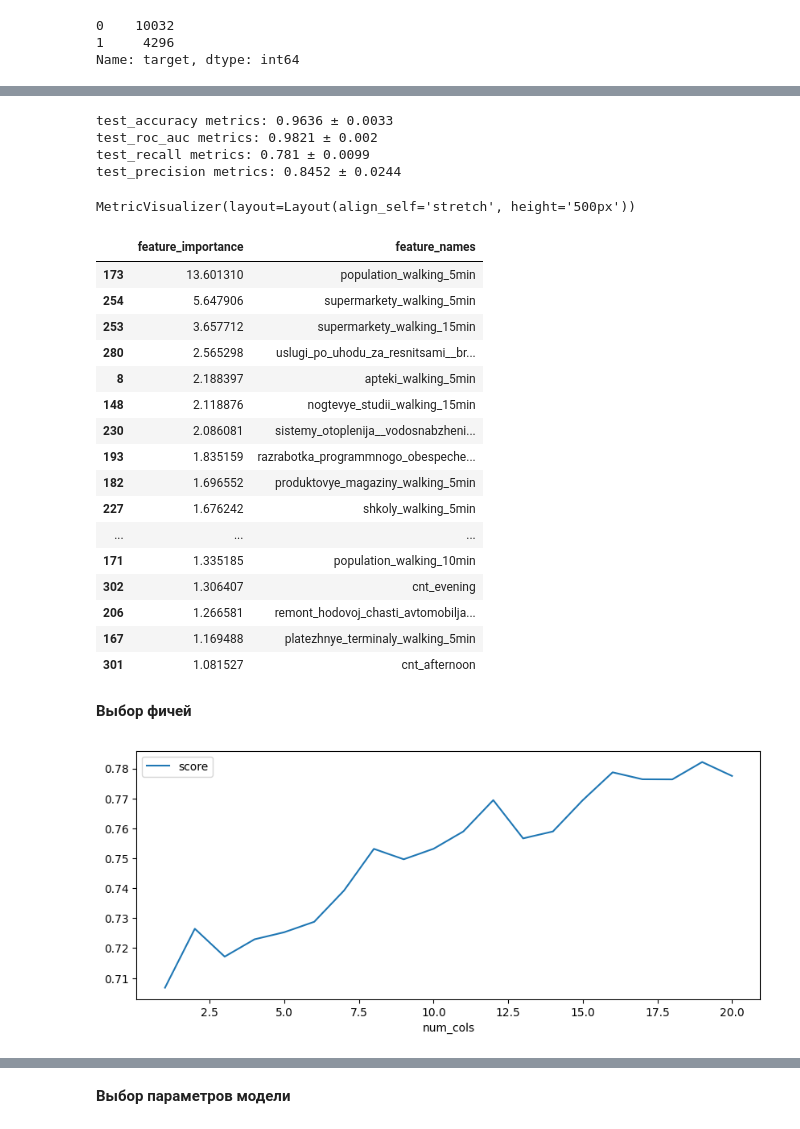
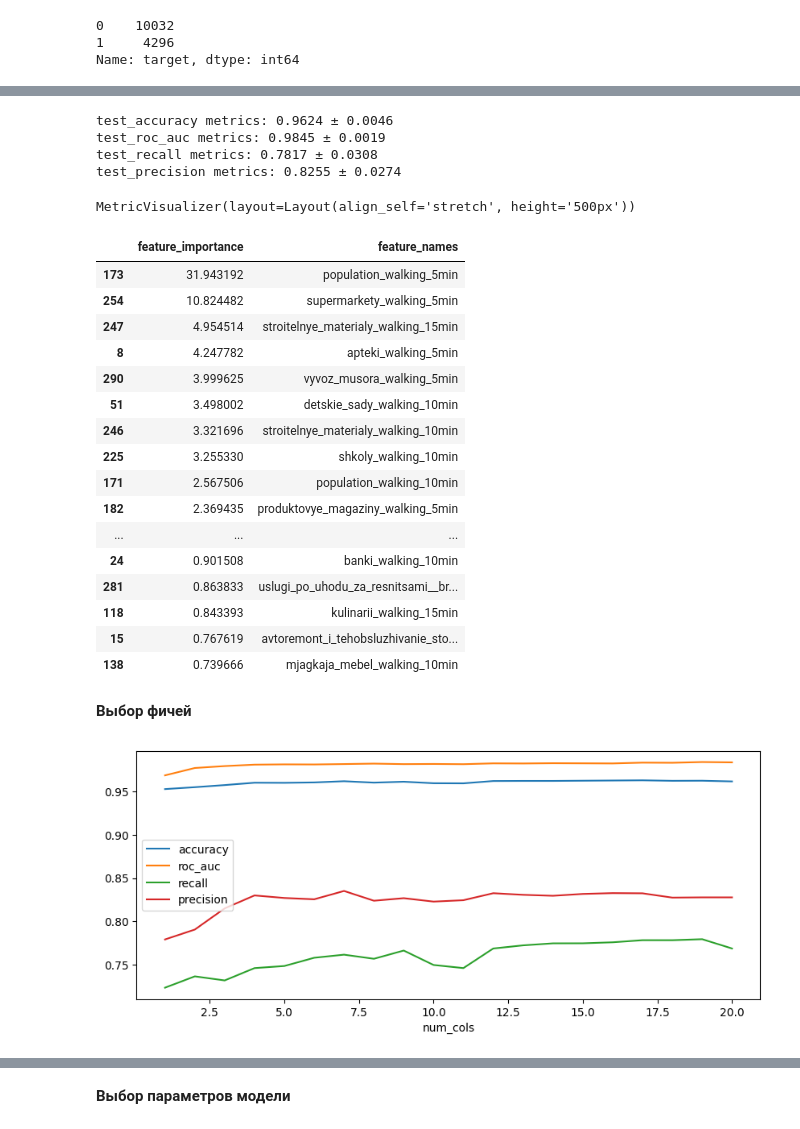
Before and after one commit to GavrilinEugene/postamat_recomendation_system, a Jupyter notebook: notebooks/model_rnd.ipynb, the cells around one changed output, grey strips where cells are left out. Drawn from its saved outputs; the diff is of its cells as text; code cells hidden in the pictures.

```diff
--- a/notebooks/model_rnd.ipynb
+++ b/notebooks/model_rnd.ipynb
@@ -147,21 +160,23 @@ def run_model(clf, MODEL_COLUMNS, verbosity=True, print_plot=False):
             eval_set=(X_val[MODEL_COLUMNS], y_val),
             plot=print_plot,
     )
-    return clf, score['test_recall'].mean()
+    return clf, score['test_accuracy'].mean(), score['test_roc_auc'].mean(), \
+            score['test_recall'].mean(), score['test_precision'].mean()
 # %%
 clf = CatBoostClassifier(
-    iterations=150,
+    iterations=200,
+    depth=2,
     learning_rate=0.1,
     loss_function='CrossEntropy',
     random_state=RANDOM_STATE,
     verbose=False
 )
-clf_baseline, _ = run_model(clf, MODEL_COLUMNS, print_plot=True)
+clf_baseline, _, _, _, _ = run_model(clf, MODEL_COLUMNS, print_plot=True)
 # %% [output]
-test_accuracy metrics: 0.9636 ± 0.0033
-test_roc_auc metrics: 0.9821 ± 0.002
-test_recall metrics: 0.781 ± 0.0099
-test_precision metrics: 0.8452 ± 0.0244
+test_accuracy metrics: 0.9624 ± 0.0046
+test_roc_auc metrics: 0.9845 ± 0.0019
+test_recall metrics: 0.7817 ± 0.0308
+test_precision metrics: 0.8255 ± 0.0274
 MetricVisualizer(layout=Layout(align_self='stretch', height='500px'))
 # %%
 fe = pd.DataFrame({'feature_importance': clf_baseline.get_feature_importance(),
@@ -170,45 +185,51 @@ fe = pd.DataFrame({'feature_importance': clf_baseline.get_feature_importance(),
 fe.head(20)
 # %% [output]
 |  | feature_importance | feature_names |
-| 173 | 13.601310 | population_walking_5min |
-| 254 | 5.647906 | supermarkety_walking_5min |
-| 253 | 3.657712 | supermarkety_walking_15min |
-| 280 | 2.565298 | uslugi_po_uhodu_za_resnitsami__br... |
-| 8 | 2.188397 | apteki_walking_5min |
-| 148 | 2.118876 | nogtevye_studii_walking_15min |
-| 230 | 2.086081 | sistemy_otoplenija__vodosnabzheni... |
-| 193 | 1.835159 | razrabotka_programmnogo_obespeche... |
-| 182 | 1.696552 | produktovye_magaziny_walking_5min |
-| 227 | 1.676242 | shkoly_walking_5min |
+| 173 | 31.943192 | population_walking_5min |
+| 254 | 10.824482 | supermarkety_walking_5min |
+| 247 | 4.954514 | stroitelnye_materialy_walking_15min |
+| 8 | 4.247782 | apteki_walking_5min |
+| 290 | 3.999625 | vyvoz_musora_walking_5min |
+| 51 | 3.498002 | detskie_sady_walking_10min |
+| 246 | 3.321696 | stroitelnye_materialy_walking_10min |
+| 225 | 3.255330 | shkoly_walking_10min |
+| 171 | 2.567506 | population_walking_10min |
+| 182 | 2.369435 | produktovye_magaziny_walking_5min |
 | ... | ... | ... |
-| 171 | 1.335185 | population_walking_10min |
-| 302 | 1.306407 | cnt_evening |
-| 206 | 1.266581 | remont_hodovoj_chasti_avtomobilja... |
-| 167 | 1.169488 | platezhnye_terminaly_walking_5min |
-| 301 | 1.081527 | cnt_afternoon |
+| 24 | 0.901508 | banki_walking_10min |
+| 281 | 0.863833 | uslugi_po_uhodu_za_resnitsami__br... |
+| 118 | 0.843393 | kulinarii_walking_15min |
+| 15 | 0.767619 | avtoremont_i_tehobsluzhivanie_sto... |
+| 138 | 0.739666 | mjagkaja_mebel_walking_10min |
 # %% [markdown]
 **Выбор фичей**
 # %%
-def plot_metric_by_feature(columns: list, clf):
+def plot_metric_by_feature(columns: list, clf, metrics_names:list):
     """
     Отрисовка вклада фичей в модель
     """
     columns = columns.copy()
-    d_score_res = {'num_cols':[], 'score': []}
+    d_score_res = {'num_cols':[], 'accuracy': [], 'roc_auc':[], 'recall':[], 'precision':[]}
     features = []
 
     for feature in columns:
         features.append(feature)
-        clf_baseline1, test_metric = run_model(clf, features, verbosity=False)
+        clf_baseline1, metric_accuracy, metric_roc_auc, \
+                    metric_recall, metric_precision  = run_model(clf, features, verbosity=False)
         d_score_res['num_cols'].append(len(features))
-        d_score_res['score'].append(test_metric)
-    pd.DataFrame(d_score_res).set_index('num_cols').plot(figsize=(10,4))
+        d_score_res['accuracy'].append(metric_accuracy)
+        d_score_res['roc_auc'].append(metric_roc_auc)
+        d_score_res['recall'].append(metric_recall)
+        d_score_res['precision'].append(metric_precision)
+
+    pd.DataFrame(d_score_res)[['num_cols']+metrics_names].set_index('num_cols').plot(figsize=(10,4))
 
     return d_score_res
 # %%
 #Проходимся по всем фичам и смотрим, дает ли каждая из них прирост или наоборот портит
 MODEL_COLUMNS = fe.head(20)['feature_names'].tolist()
-d_score_res = plot_metric_by_feature(MODEL_COLUMNS, clf)
+d_score_res = plot_metric_by_feature(MODEL_COLUMNS, clf,
+                                     metrics_names=['accuracy','roc_auc','recall','precision'])
 # %% [output]
-[figure, old version]
+[figure, new version]
 # %%
```
Also changed, not shown: parts of 33 cells of this notebook, 1 other file.
